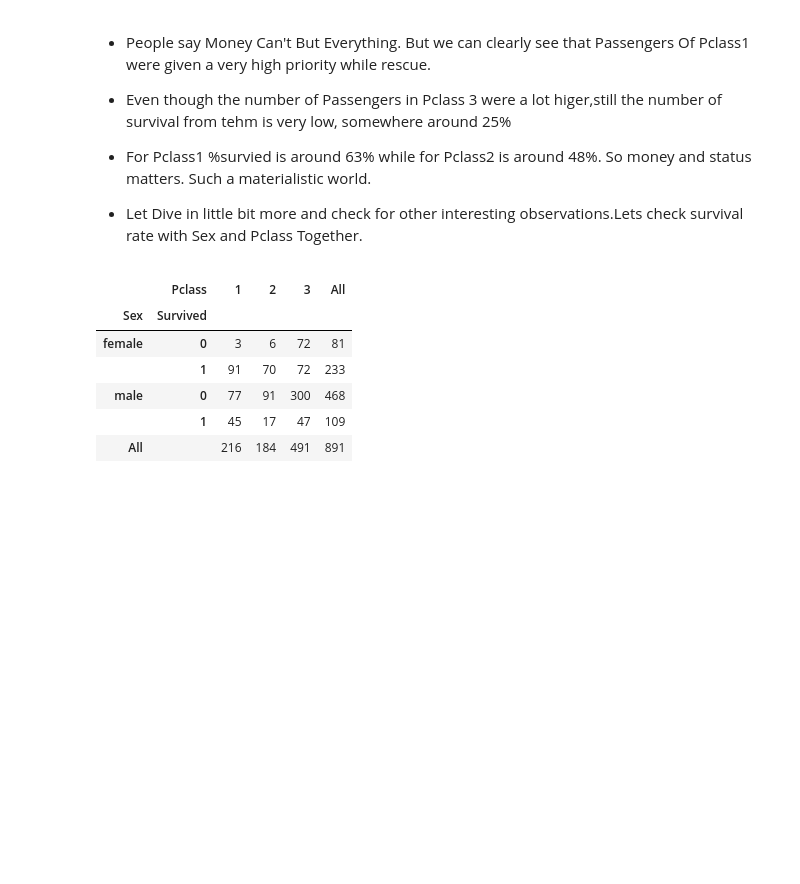
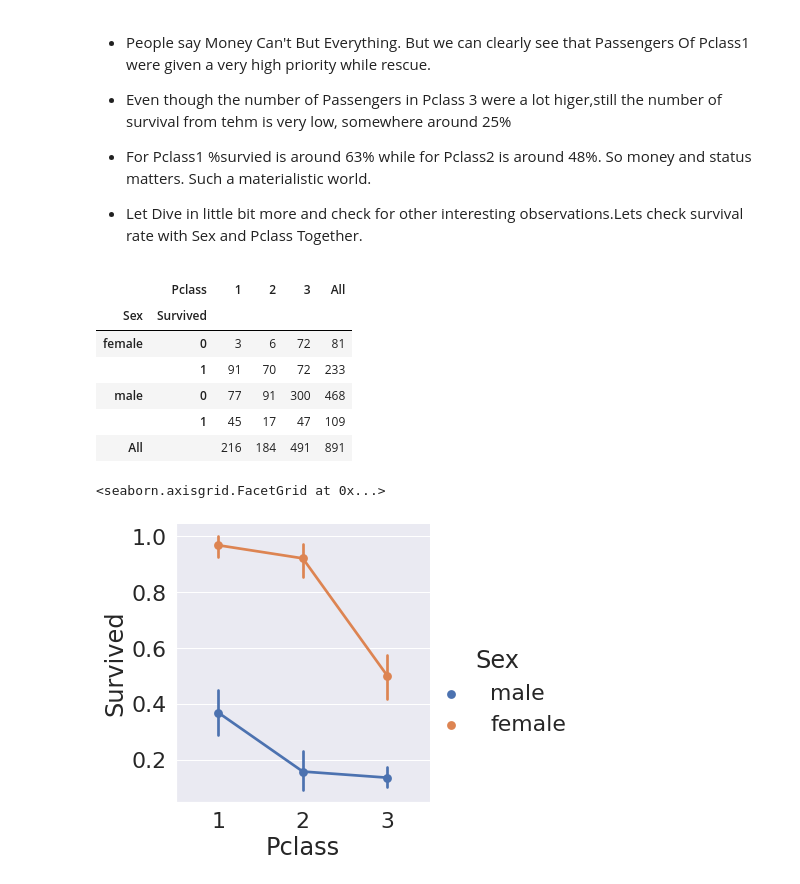
Before and after one commit to jonhyuk0922/HackerTon, a Jupyter notebook: eda-to-prediction-dietanic-jonghyuk.ipynb, the cells around one changed output. Cells and saved outputs as stored; diff of their text form; code cells hidden in the pictures; blank space fills up the shorter version.

```diff
--- a/eda-to-prediction-dietanic-jonghyuk.ipynb
+++ b/eda-to-prediction-dietanic-jonghyuk.ipynb
@@ -135,3 +135,8 @@ pd.crosstab([data.Sex,data.Survived],data.Pclass,margins=True).style.background_
 | male | 0 | 77 | 91 | 300 | 468 |
 |  | 1 | 45 | 17 | 47 | 109 |
 | All |  | 216 | 184 | 491 | 891 |
+# %%
+sns.factorplot('Pclass','Survived',hue='Sex',data=data) #막대가 표준편차 표현, 작을 수록 신뢰
+# %% [output]
+<seaborn.axisgrid.FacetGrid at 0x...>
+[figure, added]
```
Also changed, not shown: parts of 22 cells of this notebook.
